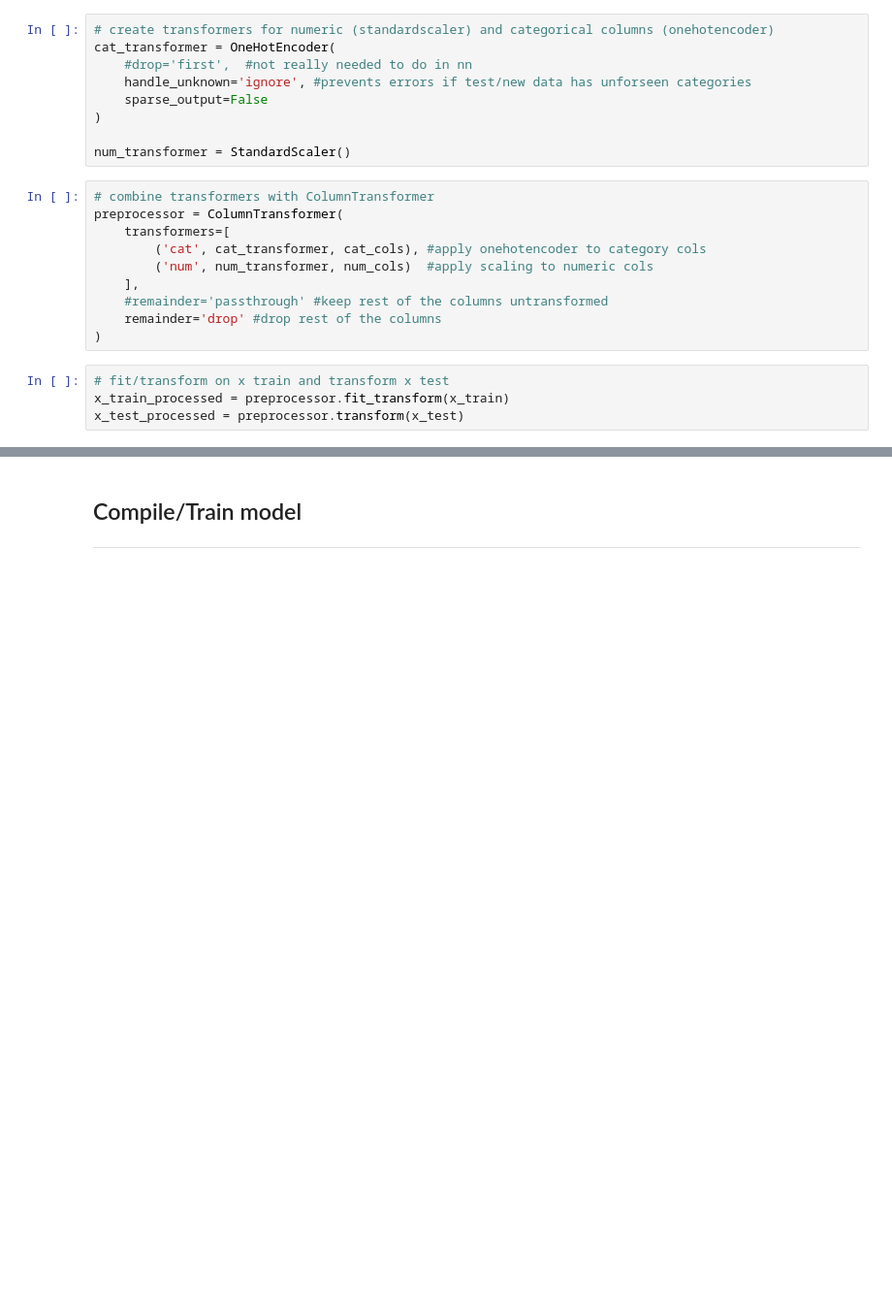
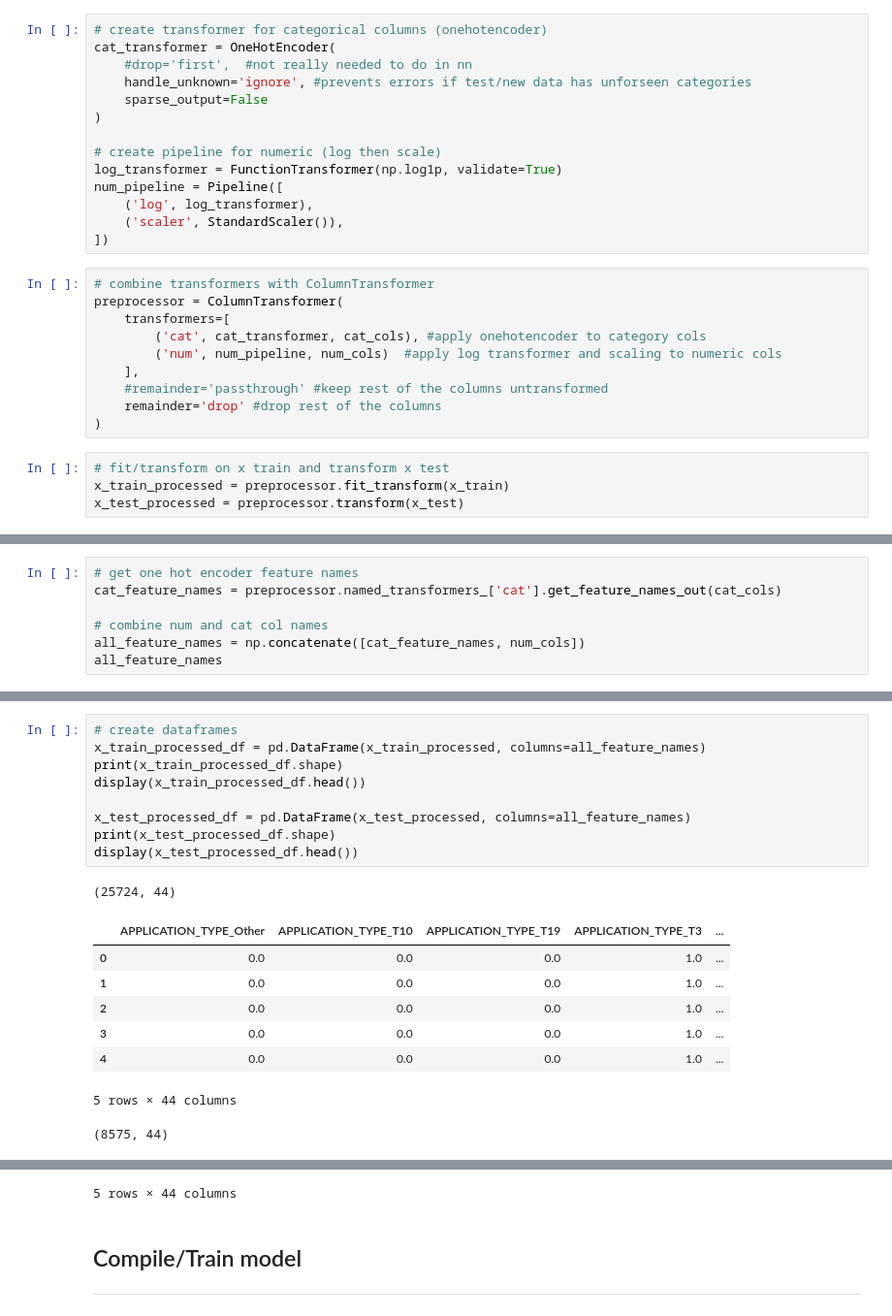
Before and after one commit to brianna-mitri/deep-learning-challenge, a Jupyter notebook: AlphabetSoupCharity_Optimization.ipynb, the cells around one changed output, grey strips where cells are left out. Shown at 97% size. Drawn from its saved outputs; the diff is of its cells as text; blank space fills up the shorter version.

Commit message:
Used log on numeric column before scaling because of skewing and updated way to get df

```diff
--- a/AlphabetSoupCharity_Optimization.ipynb
+++ b/AlphabetSoupCharity_Optimization.ipynb
@@ -176,20 +212,25 @@ display(num_cols)
  'STATUS']
 ['ASK_AMT']
 # %%
-# create transformers for numeric (standardscaler) and categorical columns (onehotencoder)
+# create transformer for categorical columns (onehotencoder)
 cat_transformer = OneHotEncoder(
     #drop='first',  #not really needed to do in nn
     handle_unknown='ignore', #prevents errors if test/new data has unforseen categories
     sparse_output=False
 )
 
-num_transformer = StandardScaler()
+# create pipeline for numeric (log then scale)
+log_transformer = FunctionTransformer(np.log1p, validate=True)
+num_pipeline = Pipeline([
+    ('log', log_transformer),
+    ('scaler', StandardScaler()),
+])
 # %%
 # combine transformers with ColumnTransformer
 preprocessor = ColumnTransformer(
     transformers=[
         ('cat', cat_transformer, cat_cols), #apply onehotencoder to category cols
-        ('num', num_transformer, num_cols)  #apply scaling to numeric cols
+        ('num', num_pipeline, num_cols)  #apply log transformer and scaling to numeric cols
     ],
     #remainder='passthrough' #keep rest of the columns untransformed
     remainder='drop' #drop rest of the columns
@@ -236,0 +244,7 @@ x_train_processed_df.head()
+# %%
+# get one hot encoder feature names
+cat_feature_names = preprocessor.named_transformers_['cat'].get_feature_names_out(cat_cols)
+
+# combine num and cat col names
+all_feature_names = np.concatenate([cat_feature_names, num_cols])
+all_feature_names
@@ -236,0 +272,19 @@ x_train_processed_df.head()
+# %%
+# create dataframes
+x_train_processed_df = pd.DataFrame(x_train_processed, columns=all_feature_names)
+print(x_train_processed_df.shape)
+display(x_train_processed_df.head())
+
+x_test_processed_df = pd.DataFrame(x_test_processed, columns=all_feature_names)
+print(x_test_processed_df.shape)
+display(x_test_processed_df.head())
+# %% [output]
+(25724, 44)
+|  | APPLICATION_TYPE_Other | APPLICATION_TYPE_T10 | APPLICATION_TYPE_T19 | APPLICATION_TYPE_T3 | ... |
+| 0 | 0.0 | 0.0 | 0.0 | 1.0 | ... |
+| 1 | 0.0 | 0.0 | 0.0 | 1.0 | ... |
+| 2 | 0.0 | 0.0 | 0.0 | 1.0 | ... |
+| 3 | 0.0 | 0.0 | 0.0 | 1.0 | ... |
+| 4 | 0.0 | 0.0 | 0.0 | 1.0 | ... |
+5 rows × 44 columns
+(8575, 44)
@@ -237,3 +297,4 @@ x_train_processed_df.head()
+5 rows × 44 columns
 # %% [markdown]
 ## Compile/Train model
 ---
```
Also changed, not shown: parts of 17 cells of this notebook.
